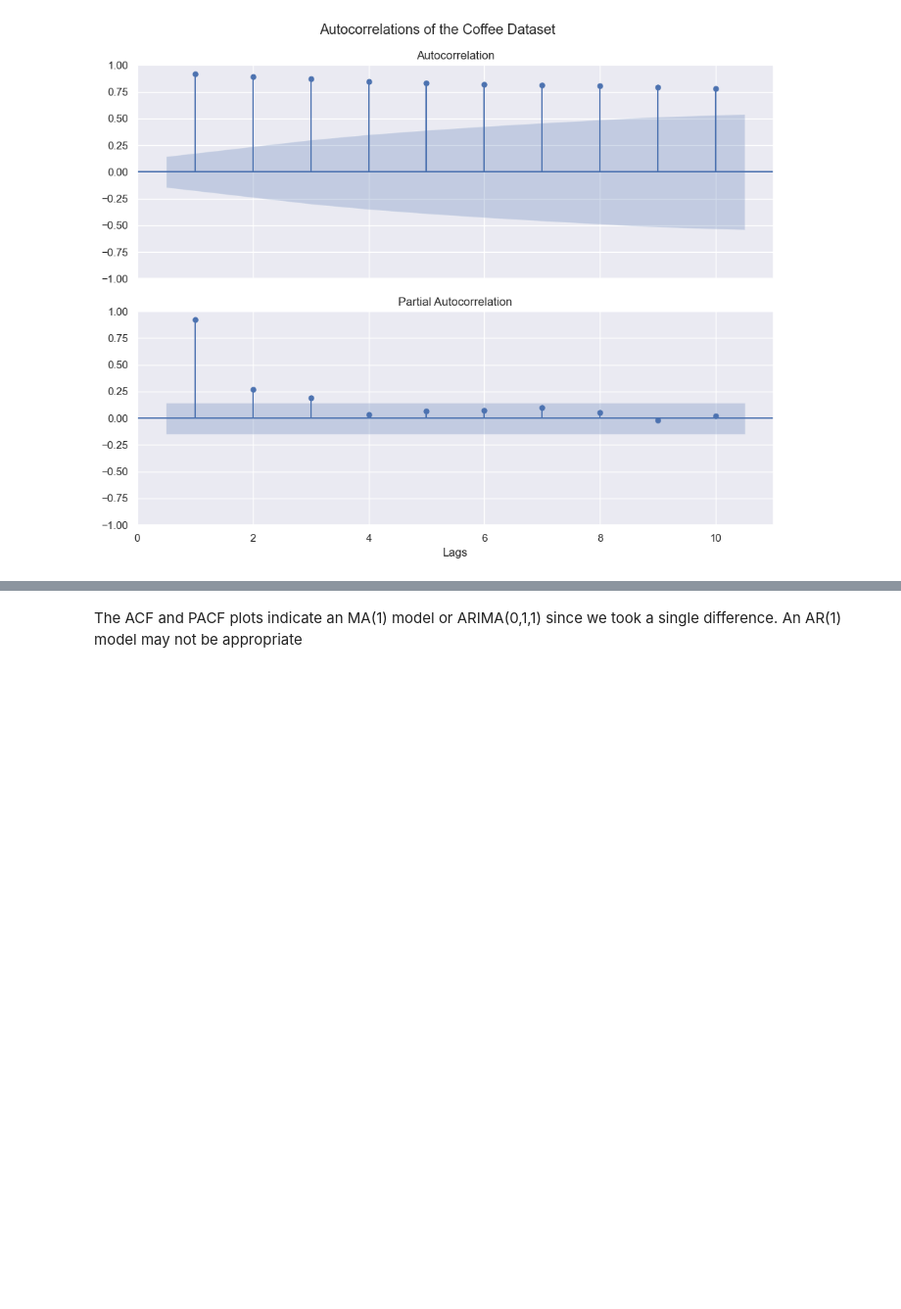
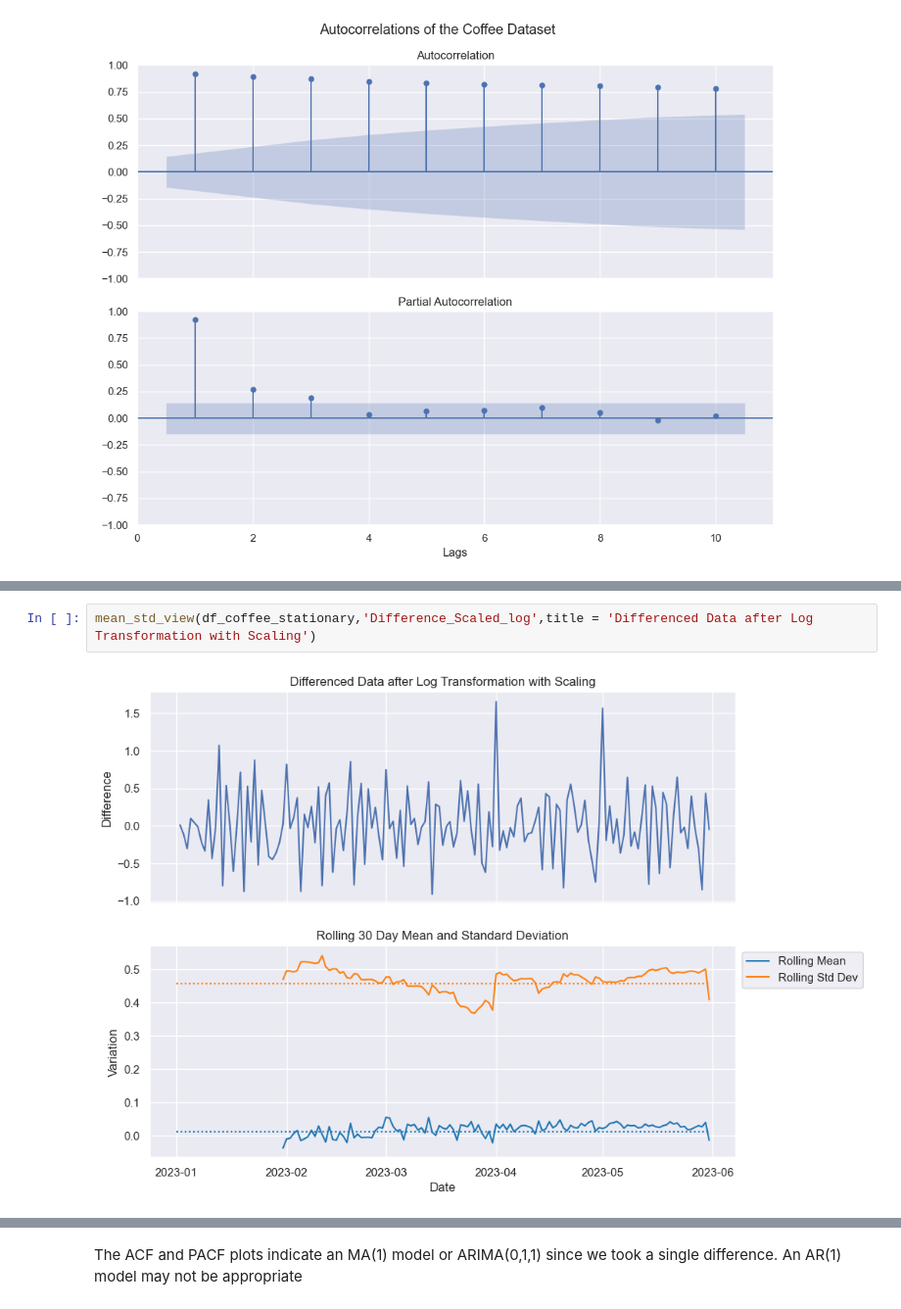
Before and after one commit to Murphysics1/masters_capstone, a Jupyter notebook: MLR_Autoregression_Model.ipynb, the cells around one changed output, grey strips where cells are left out. Shown at 98% size. Drawn from its saved outputs; the diff is of its cells as text; blank space fills up the shorter version.

```diff
--- a/MLR_Autoregression_Model.ipynb
+++ b/MLR_Autoregression_Model.ipynb
@@ -163,0 +147,4 @@ sns.move_legend(axes[1], "upper left", bbox_to_anchor=(1, 1))
+# %%
+mean_std_view(df_coffee_stationary,'Difference_Scaled_log',title = 'Differenced Data after Log Transformation with Scaling')
+# %% [output]
+[figure, added]
```
Also changed, not shown: parts of 37 cells of this notebook, 1 other file.
